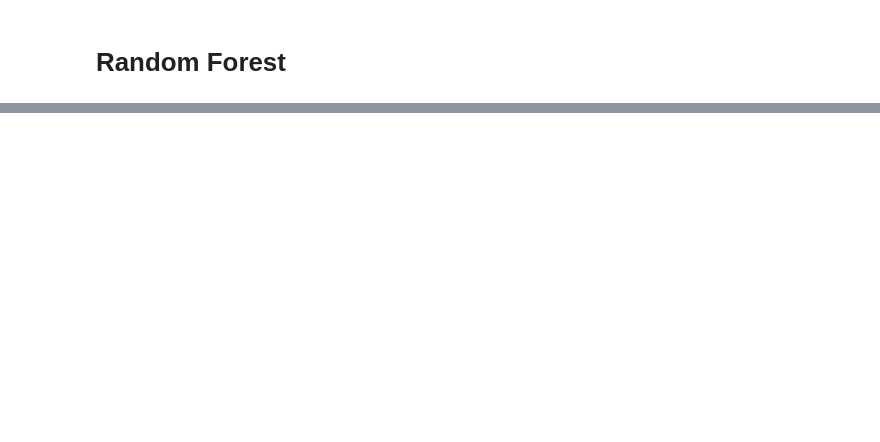
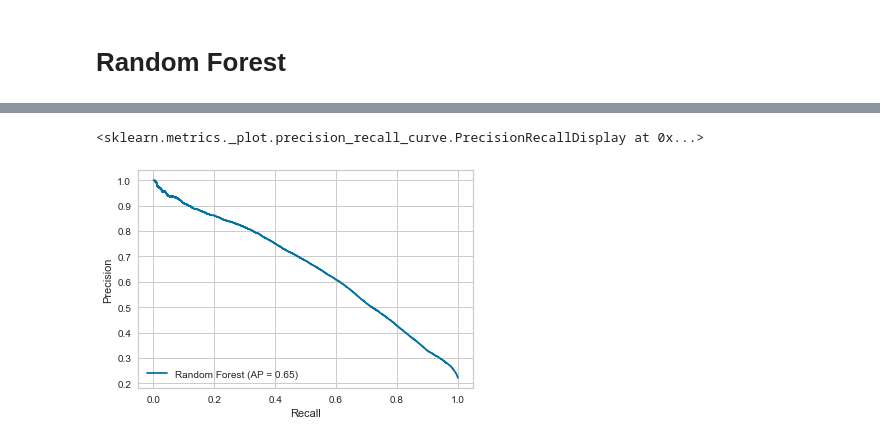
Before and after one commit to luisgzaparolli/processo_cientista, a Jupyter notebook: documented data-scientist project v2.ipynb, the cells around one changed output, grey strips where cells are left out. Cells and saved outputs as stored; diff of their text form; code cells hidden in the pictures; blank space fills up the shorter version.

```diff
--- a/documented data-scientist project v2.ipynb
+++ b/documented data-scientist project v2.ipynb
@@ -836,0 +863,5 @@ rain_wind[['precipitation3pm', 'precipitation9am']].describe()
+# %%
+plot_precision_recall_curve(forest, X, y, name='Random Forest')
+# %% [output]
+<sklearn.metrics._plot.precision_recall_curve.PrecisionRecallDisplay at 0x...>
+[figure, added]
```
Also changed, not shown: parts of 29 cells of this notebook.
